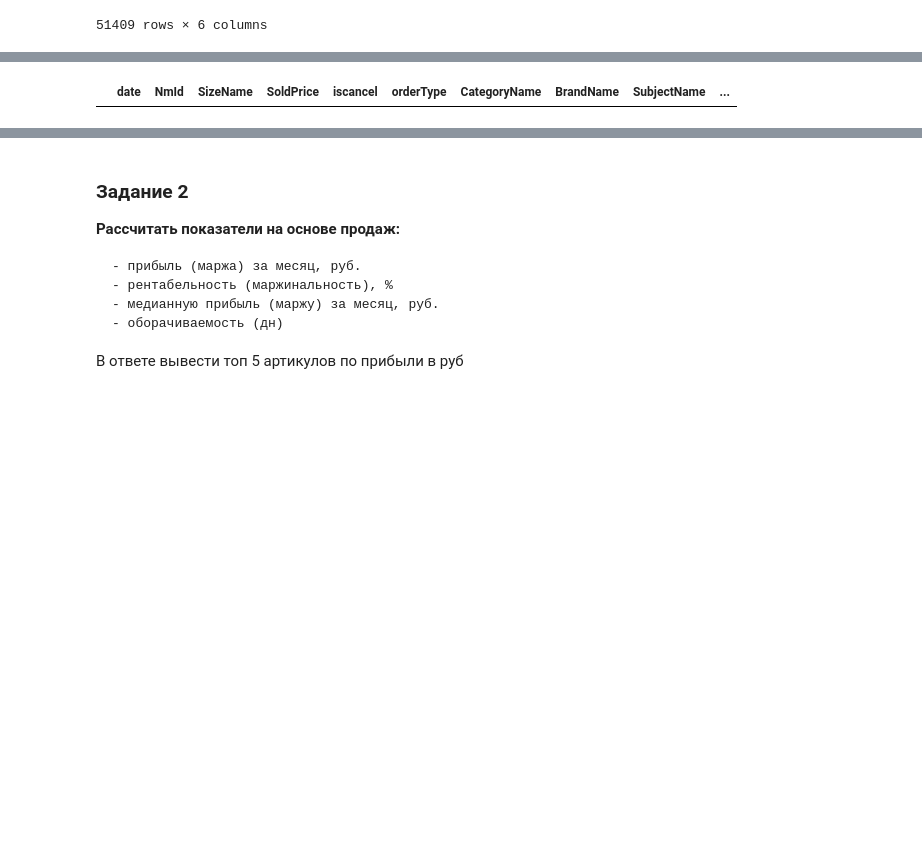
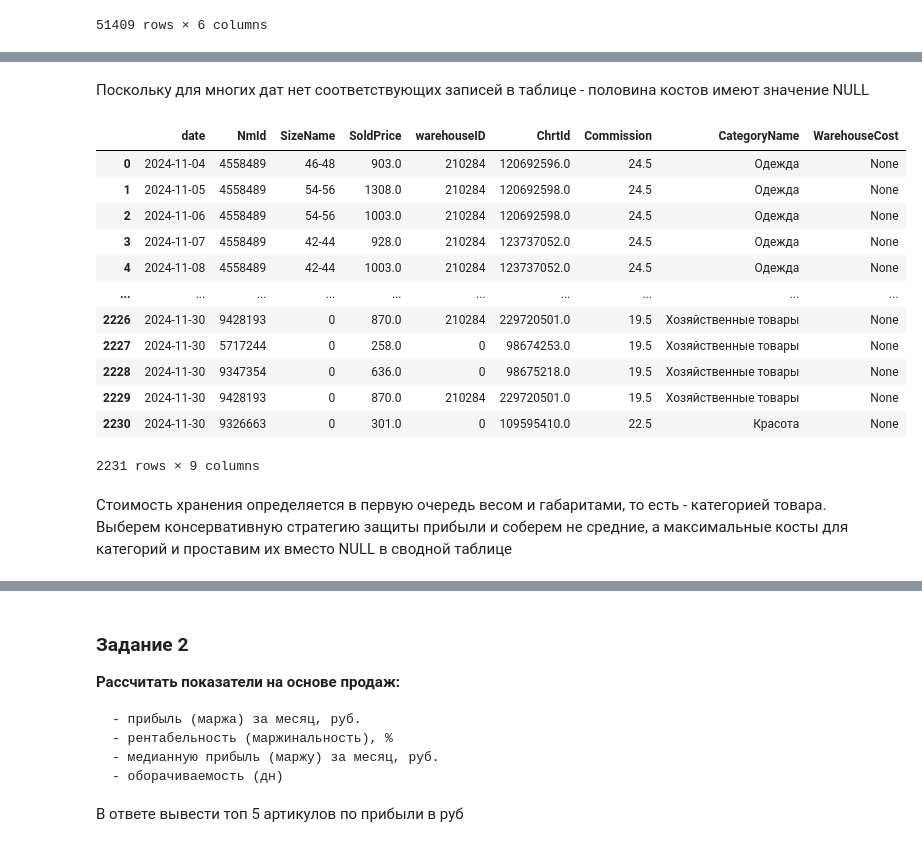
Before and after one commit to sortvalues/my_rep_01, a Jupyter notebook: 2_ad_hoc/testing_me/Тестовое_задание.ipynb, the cells around one changed output, grey strips where cells are left out. Drawn from its saved outputs; the diff is of its cells as text; code cells hidden in the pictures; blank space fills up the shorter version.

```diff
--- a/2_ad_hoc/testing_me/Тестовое_задание.ipynb
+++ b/2_ad_hoc/testing_me/Тестовое_задание.ipynb
@@ -403,29 +437,53 @@ pd.read_sql_query(query, connection)
+# %% [markdown]
+Поскольку для многих дат нет соответствующих записей в таблице - половина костов имеют значение NULL
 # %%
 query = """
         WITH cte AS
-            (SELECT         date(ord.date) as date, ord.NmId, ord.SizeName, ord.SoldPrice, ord.iscancel, ord.orderType,
-                            com.CategoryName, nom.BrandName, nom.SubjectName, nom.CostPrice, com.Commission,
-                            st.WarehousePrice as storage_cost_by_day, st.Date, st.ChrtId, nom.ChrtId as chr, war.Warehouse
-            FROM            OrdersByDate as ord
-                              LEFT JOIN Nomenclature as nom
-                                  ON nom.NmId = ord.NmId
-                              LEFT JOIN ComissionBySubjectName as com
-                                 ON nom.SubjectName = com.SubjectName
-                              LEFT JOIN WarehouseList as war
-                                 ON war.Origid = ord.warehouseID
-                              LEFT JOIN StorageCostByDay as st
-                                 ON  st.ChrtId = nom.ChrtId
-                                 -- AND st.Date = ord.date
-                                 )
+            (SELECT         date(ord.date) as date, ord.NmId, ord.SizeName, ord.SoldPrice, ord.warehouseID,
+                            --nom.BrandName, nom.SubjectName, nom.CostPrice,
+                            nom.ChrtId,
+                            com.Commission,  com.CategoryName,
+                            st.WarehouseCost
+            FROM            (SELECT NmId, date, SoldPrice, isCancel, orderType, warehouseID, COALESCE(SizeName, 0) as SizeName
+                             FROM OrdersByDate
+                             )
+                             as ord
+                                LEFT JOIN Nomenclature as nom
+                                  ON nom.NmId = ord.NmId AND ord.SizeName = nom.SizeName
+                                LEFT JOIN ComissionBySubjectName as com
+                                  ON nom.SubjectName = com.SubjectName
+                                LEFT JOIN (SELECT DISTINCT Origid as Origid1, Warehouse FROM WarehouseList) as war
+                                  ON ord.warehouseID = war.Origid1
+                                LEFT JOIN
+                                  (SELECT Date, OfficeId, Subject, Brand, ChrtId, MAX(WarehousePrice) as WarehouseCost
+                                  FROM StorageCostByDay
+                                  GROUP BY ChrtId, Date, OfficeId, brand, Subject
+                                  ) as st
+                                  ON  st.ChrtId = nom.ChrtId AND st.Officeid = war.Origid1 AND strftime('%d', ord.date) = strftime('%d', st.Date)
+            WHERE             iscancel = 0 AND orderType = "Клиентский"
+
+                              )
 
         SELECT              *
         FROM                cte
-        WHERE             chr= "416723700"
-        --= 4558489
-        --LIMIT               5
+        WHERE              WarehouseCost IS NULL
 
         """
 pd.read_sql_query(query, connection)
 # %% [output]
-|  | date | NmId | SizeName | SoldPrice | iscancel | orderType | CategoryName | BrandName | SubjectName | ... |
+|  | date | NmId | SizeName | SoldPrice | warehouseID | ChrtId | Commission | CategoryName | WarehouseCost |
+| 0 | 2024-11-04 | 4558489 | 46-48 | 903.0 | 210284 | 120692596.0 | 24.5 | Одежда | None |
+| 1 | 2024-11-05 | 4558489 | 54-56 | 1308.0 | 210284 | 120692598.0 | 24.5 | Одежда | None |
+| 2 | 2024-11-06 | 4558489 | 54-56 | 1003.0 | 210284 | 120692598.0 | 24.5 | Одежда | None |
+| 3 | 2024-11-07 | 4558489 | 42-44 | 928.0 | 210284 | 123737052.0 | 24.5 | Одежда | None |
+| 4 | 2024-11-08 | 4558489 | 42-44 | 1003.0 | 210284 | 123737052.0 | 24.5 | Одежда | None |
+| ... | ... | ... | ... | ... | ... | ... | ... | ... | ... |
+| 2226 | 2024-11-30 | 9428193 | 0 | 870.0 | 210284 | 229720501.0 | 19.5 | Хозяйственные товары | None |
+| 2227 | 2024-11-30 | 5717244 | 0 | 258.0 | 0 | 98674253.0 | 19.5 | Хозяйственные товары | None |
+| 2228 | 2024-11-30 | 9347354 | 0 | 636.0 | 0 | 98675218.0 | 19.5 | Хозяйственные товары | None |
+| 2229 | 2024-11-30 | 9428193 | 0 | 870.0 | 210284 | 229720501.0 | 19.5 | Хозяйственные товары | None |
+| 2230 | 2024-11-30 | 9326663 | 0 | 301.0 | 0 | 109595410.0 | 22.5 | Красота | None |
+2231 rows × 9 columns
+# %% [markdown]
+Стоимость хранения определяется в первую очередь весом и габаритами, то есть - категорией товара. Выберем консервативную стратегию защиты прибыли и соберем не средние, а максимальные косты для категорий и проставим их вместо NULL в сводной таблице
 # %%
```
Also changed, not shown: parts of 13 cells of this notebook.
